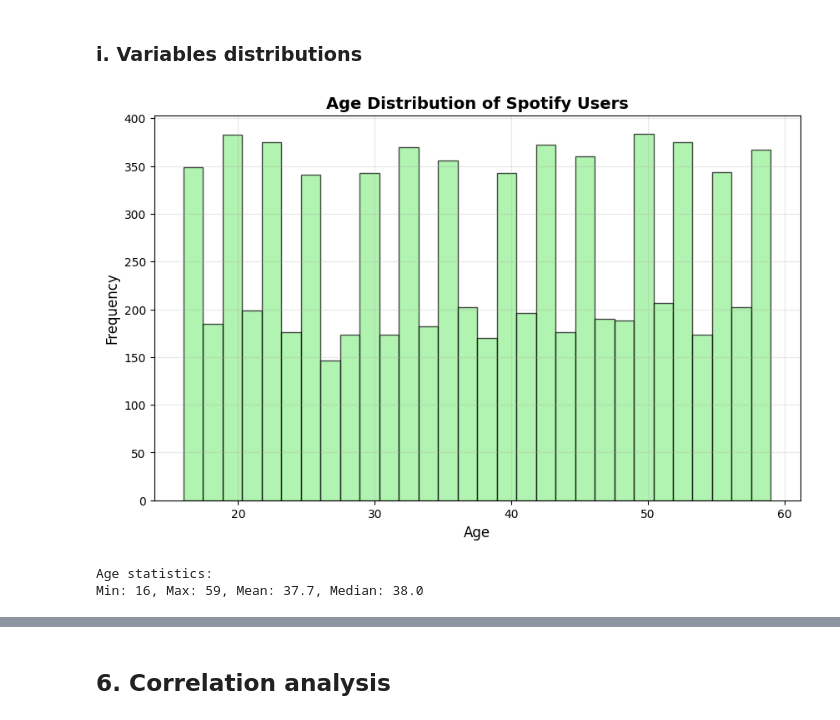
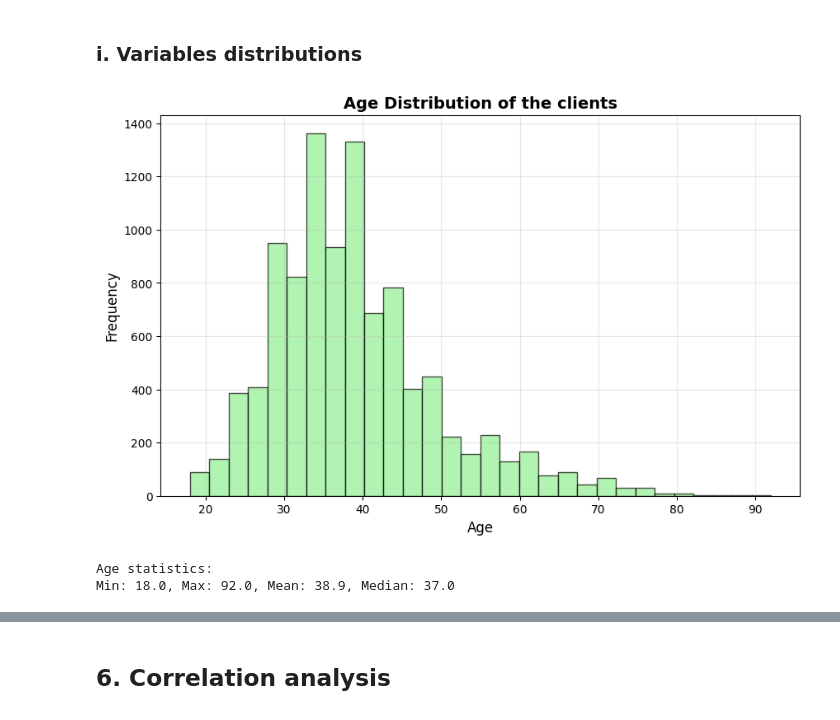
Before and after one commit to maxoubvd/S7_ML_project, a Jupyter notebook: projet_ml.ipynb, the cells around one changed output, grey strips where cells are left out. Cells and saved outputs as stored; diff of their text form; code cells hidden in the pictures.

```diff
--- a/projet_ml.ipynb
+++ b/projet_ml.ipynb
@@ -13,7 +13,9 @@ from sklearn.preprocessing import StandardScaler
 # %% [markdown]
 ## 2. Dataset
 # %%
-df = pd.read_csv('spotify_churn_dataset.csv')
+df = pd.read_csv('Churn_Modelling.csv')
+# %%
+df.rename(columns={'is_churned': 'is_inactive'}, inplace=True)
 # %% [markdown]
 # II. Dataset analysis
 # %%
@@ -200,15 +181,15 @@ sns.set_palette("husl")
 ### i. Variables distributions
 # %%
 plt.figure(figsize=(10, 6))
-plt.hist(df['age'], bins=30, color='lightgreen', alpha=0.7, edgecolor='black')
-plt.title('Age Distribution of Spotify Users', fontsize=14, fontweight='bold')
+plt.hist(df['Age'], bins=30, color='lightgreen', alpha=0.7, edgecolor='black')
+plt.title('Age Distribution of the clients', fontsize=14, fontweight='bold')
 plt.xlabel('Age', fontsize=12)
 plt.ylabel('Frequency', fontsize=12)
 plt.grid(alpha=0.3)
 plt.show()
 
-print(f"Age statistics:\nMin: {df['age'].min()}, Max: {df['age'].max()}, Mean: {df['age'].mean():.1f}, Median: {df['age'].median()}")
+print(f"Age statistics:\nMin: {df['Age'].min()}, Max: {df['Age'].max()}, Mean: {df['Age'].mean():.1f}, Median: {df['Age'].median()}")
 # %% [output]
-[figure, old version]
+[figure, new version]
 Age statistics:
-Min: 16, Max: 59, Mean: 37.7, Median: 38.0
+Min: 18.0, Max: 92.0, Mean: 38.9, Median: 37.0
```
Also changed, not shown: parts of 79 cells of this notebook.
